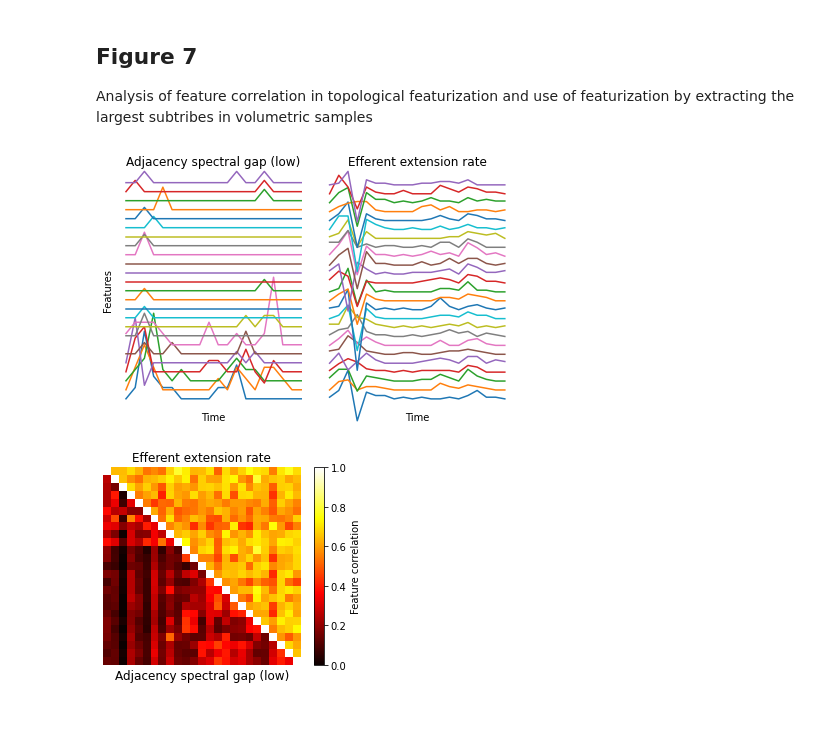
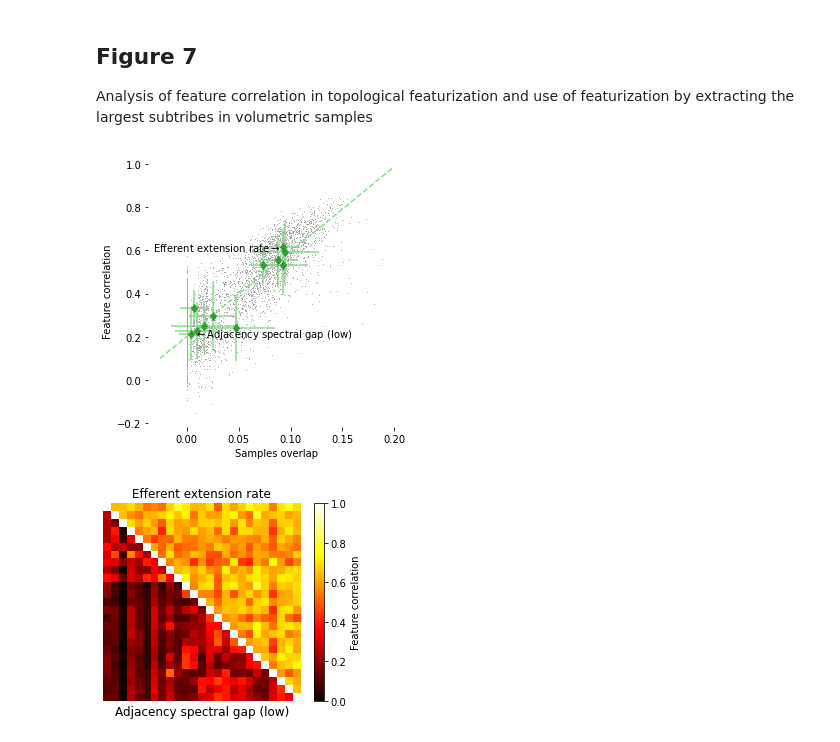
Before and after one commit to BlueBrain/topological_sampling, a Jupyter notebook: notebooks/Figure 7.ipynb, the cells around one changed output. Drawn from its saved outputs; the diff is of its cells as text; code cells hidden in the pictures.

```diff
--- a/notebooks/Figure 7.ipynb
+++ b/notebooks/Figure 7.ipynb
@@ -71,28 +97,54 @@ ftr_acc = ftr_acc.map(numpy.nanmean)
+# %%
+"""
+Panel A: Average sample overlap vs feature correlation in champion samples
+"""
+fig = plt.figure(figsize=(4.5, 4.5))
+ax = fig.gca()
+all_x = []
+all_y = []
+for x, spec in enumerate(specs_param):
+    data_ovlp = ovlp.get2(sampling='Parameter', specifier=spec)
+    data_cc = ec_cc_val.get2(sampling='Parameter', specifier=spec)
+    if panel_a_show_points:
+        ax.plot(data_ovlp, data_cc, marker=',', ls='None', color='darkgrey')
+    mean_ovlp = numpy.mean(data_ovlp)
+    mean_cc = numpy.mean(data_cc)
+    std_ovlp = numpy.std(data_ovlp)
+    std_cc = numpy.std(data_cc)
+    if panel_a_show_errbars:
+        ax.errorbar(mean_ovlp, mean_cc, xerr=std_ovlp, yerr=std_cc, marker='d', ls='None', color=col_param, ecolor=adjust_color_brightness(colors.to_rgb(col_param), 1.75))
+    else:
+        ax.plot(mean_ovlp, mean_cc, marker='o', ls='None', color=col_param)
+    all_x.append(mean_ovlp)
+    all_y.append(mean_cc)
+
+data_fit = numpy.polyfit(all_x, all_y, deg=1)
+
+ax.set_xlabel('Samples overlap')
+ax.set_ylabel('Feature correlation')
+# ax.axis('tight')
+x_range = numpy.array(ax.get_xlim())
+ax.plot(x_range, data_fit[1] + data_fit[0] * x_range, color=adjust_color_brightness(colors.to_rgb(col_param), 1.75) if panel_a_show_points else 'grey', ls='--')
+plt.box(False)
+
+# Annotations
+for x, spec in enumerate(param_spec_sel):
+    mean_ovlp = numpy.mean(ovlp.get2(sampling='Parameter', specifier=spec))
+    mean_cc = numpy.mean(ec_cc_val.get2(sampling='Parameter', specifier=spec))
+    if mean_ovlp < numpy.mean(x_range):
+        ax.text(mean_ovlp, mean_cc, r' $\leftarrow$' + spec, ha='left', va='center', color='k')
+    else:
+        ax.text(mean_ovlp, mean_cc, spec + r'$\rightarrow$ ', ha='right', va='center', color='k')
+
+plt.tight_layout()
+F.save(fig, "Panel-A")
+# %% [output]
+[figure, added]
 # %%
 """
-Panel A: Two examples of sets of tribes with uncorrelated and highly correlated features
+Panel B: Two examples of sets of tribes with uncorrelated and highly correlated features
 """
-# Alternative 1: Feature values over time
-fig = plt.figure(figsize=(6, 4))
-trial_sel = 0
-ftr_sel = [ec_ftr.get2(sampling='Parameter', specifier=param_spec_sel[idx])[:, :, trial_sel] for idx in range(len(param_spec_sel))]
-for sel_idx, ftr in enumerate(ftr_sel):
-    plt.subplot(1, len(ftr_sel), sel_idx + 1)
-    offset = (ftr.max() - ftr.min()) * 0.1
-    for ftr_idx in range(ftr.shape[1]):
-        plt.plot(ftr[:, ftr_idx] + ftr_idx * offset, clip_on=False)
-    plt.title(param_spec_sel[sel_idx])
-    plt.xticks([])
-    plt.yticks([])
-    plt.box(False)
-    plt.xlabel('Time')
-    plt.ylim((-offset, (ftr.shape[1] - 1) * offset + ftr[:, -1].max()))
-    if sel_idx == 0:
-        plt.ylabel('Features')
-plt.tight_layout()
-F.save(fig, "Panel-A1")
-
-# Alternative 2: Pairwise feature correlation matrices (2 examples combined)
+# Pairwise feature correlation matrices (2 examples combined)
 assert len(param_spec_sel) == 2, 'ERROR: Two specifiers required!'
 fig = plt.figure(figsize=(4, 3.5))
 cc_mat1 = ec_cc.get2(sampling='Parameter', specifier=param_spec_sel[0])
@@ -106,7 +158,6 @@ plt.xlabel(param_spec_sel[0], fontsize=12)
 plt.title(param_spec_sel[1], fontsize=12)
 plt.tight_layout()
 plt.colorbar(label='Feature correlation')
-F.save(fig, "Panel-A2")
+F.save(fig, "Panel-B")
 # %% [output]
-[figure, old version]
+[figure, new version]
-[figure, removed]
```
Also changed, not shown: parts of 9 cells of this notebook, 1 other file.
